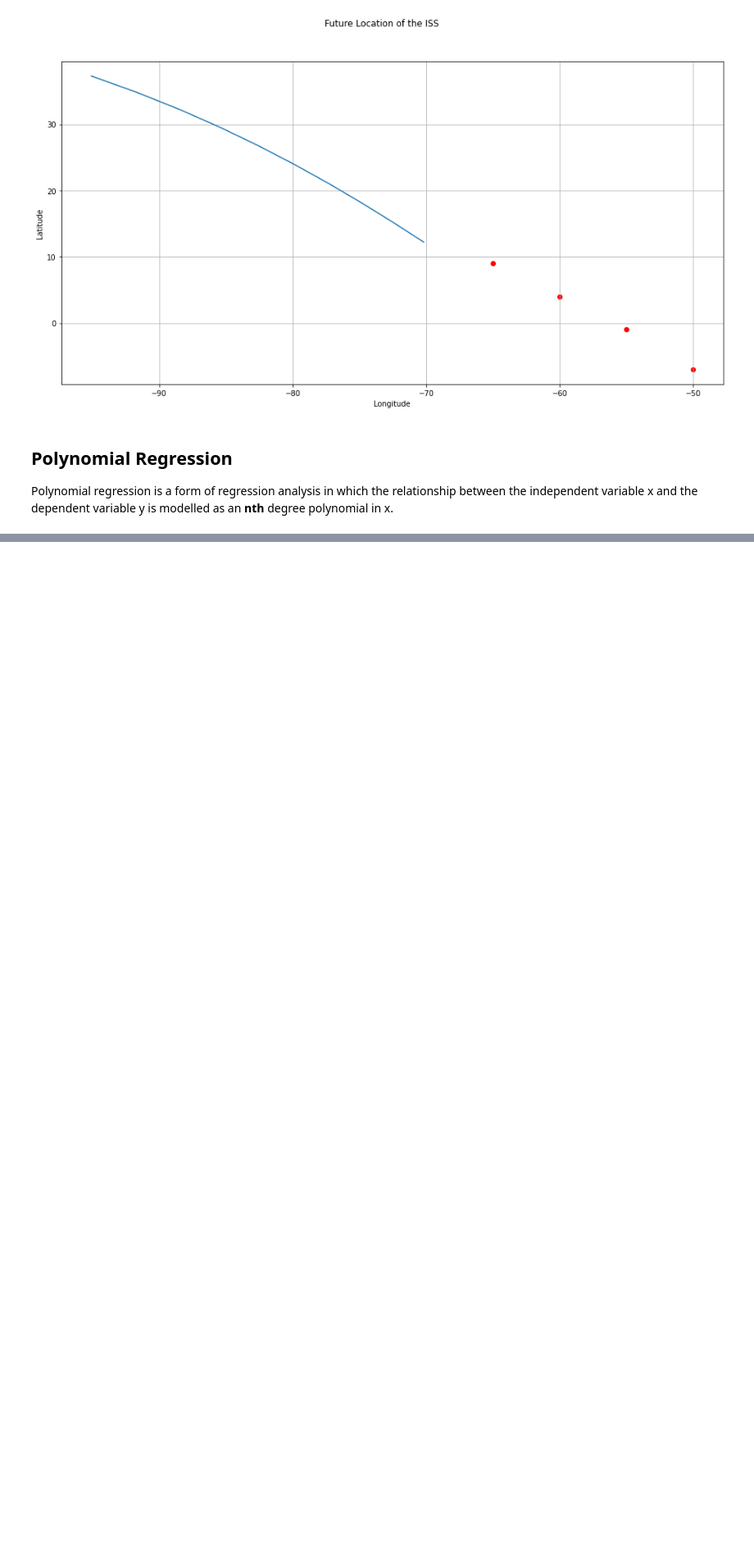
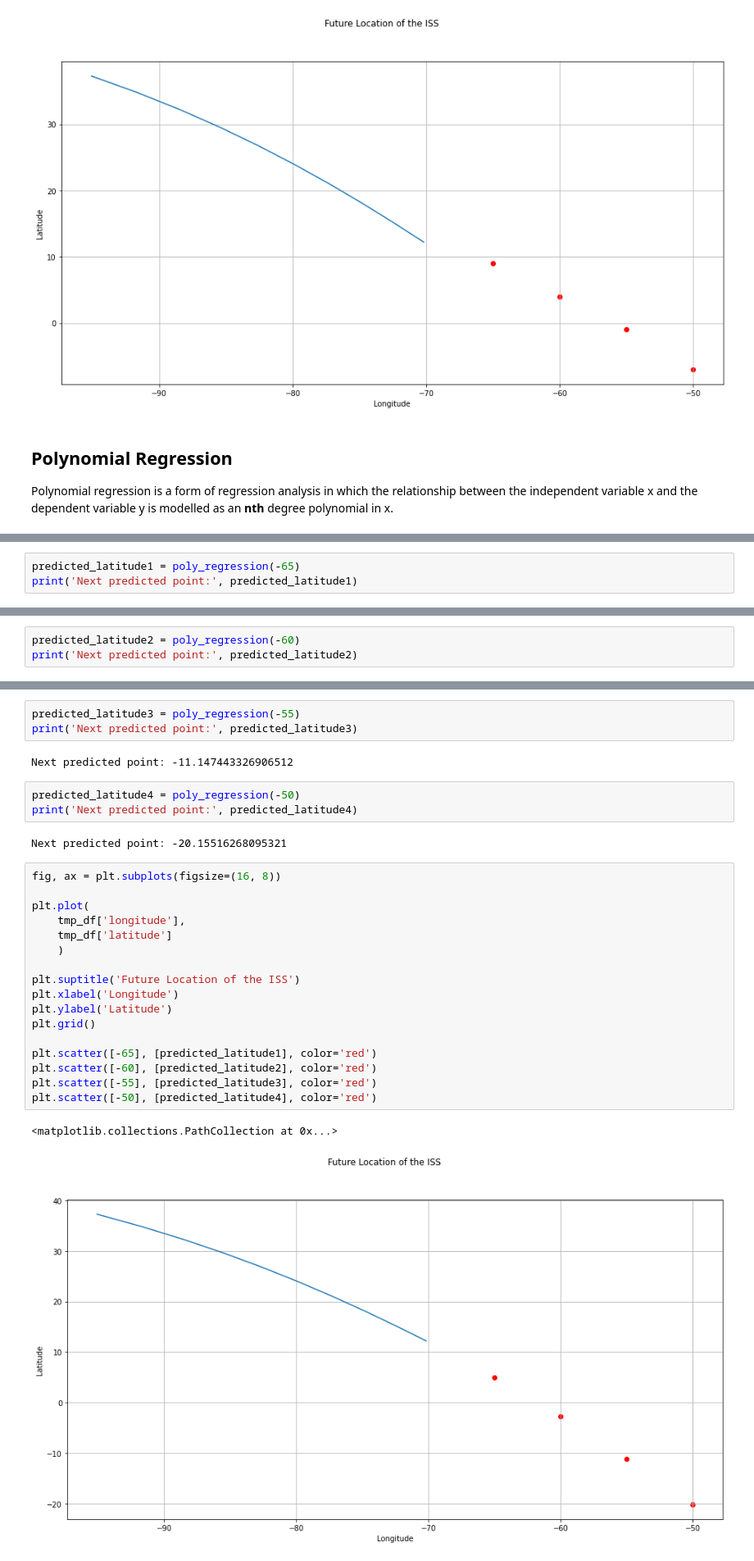
Before and after one commit to adnaneaabbar/tracking-the-international-space-station, a Jupyter notebook: iss.ipynb, the cells around one changed output, grey strips where cells are left out. Shown at 82% size. Drawn from its saved outputs; the diff is of its cells as text; blank space fills up the shorter version.

```diff
--- a/iss.ipynb
+++ b/iss.ipynb
@@ -250,0 +256,3 @@ Polynomial regression is a form of regression analysis in which the relationship
+# %%
+predicted_latitude1 = poly_regression(-65)
+print('Next predicted point:', predicted_latitude1)
@@ -250,0 +261,3 @@ Polynomial regression is a form of regression analysis in which the relationship
+# %%
+predicted_latitude2 = poly_regression(-60)
+print('Next predicted point:', predicted_latitude2)
@@ -250,0 +266,30 @@ Polynomial regression is a form of regression analysis in which the relationship
+# %%
+predicted_latitude3 = poly_regression(-55)
+print('Next predicted point:', predicted_latitude3)
+# %% [output]
+Next predicted point: -11.147443326906512
+# %%
+predicted_latitude4 = poly_regression(-50)
+print('Next predicted point:', predicted_latitude4)
+# %% [output]
+Next predicted point: -20.15516268095321
+# %%
+fig, ax = plt.subplots(figsize=(16, 8))
+
+plt.plot(
+    tmp_df['longitude'],
+    tmp_df['latitude']
+    )
+
+plt.suptitle('Future Location of the ISS')
+plt.xlabel('Longitude')
+plt.ylabel('Latitude')
+plt.grid()
+
+plt.scatter([-65], [predicted_latitude1], color='red')
+plt.scatter([-60], [predicted_latitude2], color='red')
+plt.scatter([-55], [predicted_latitude3], color='red')
+plt.scatter([-50], [predicted_latitude4], color='red')
+# %% [output]
+<matplotlib.collections.PathCollection at 0x...>
+[figure, added]
```
Also changed, not shown: parts of 5 cells of this notebook.
